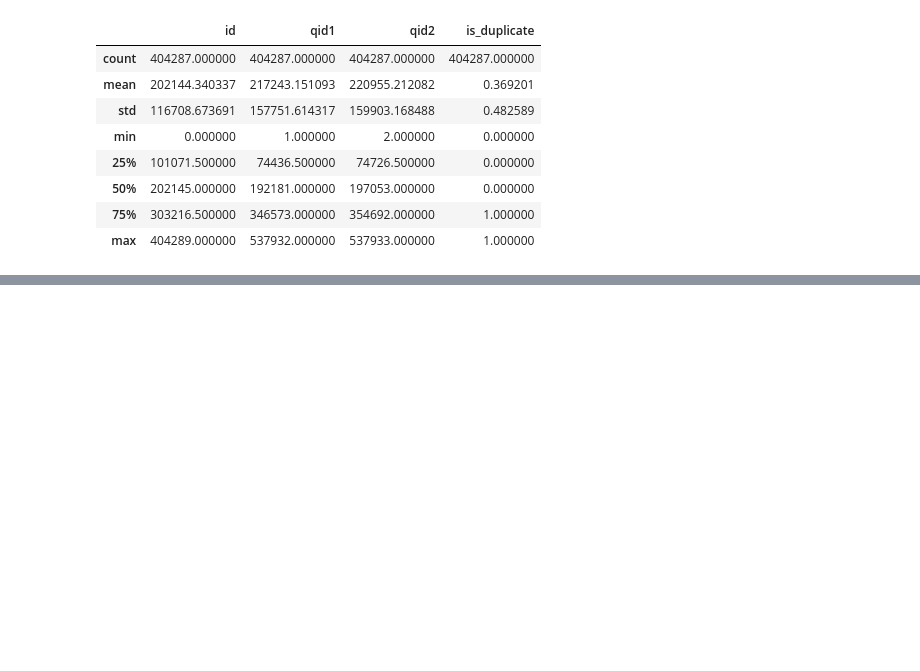
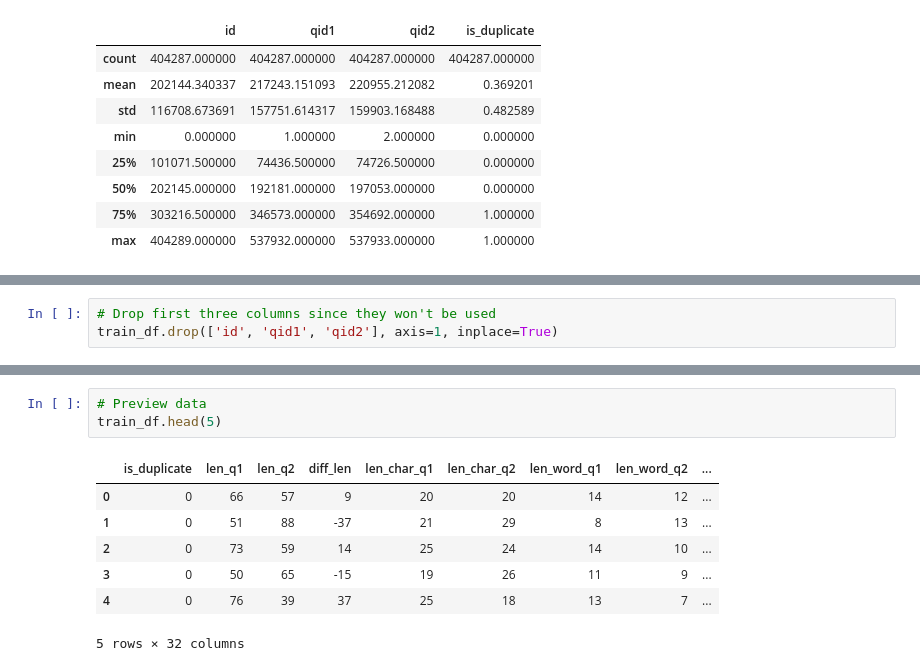
Before and after one commit to EricCanull/QuoraQuestionPairsCapstone, a Jupyter notebook: Quora.ipynb, the cells around one changed output, grey strips where cells are left out. Drawn from its saved outputs; the diff is of its cells as text; blank space fills up the shorter version.

```diff
--- a/Quora.ipynb
+++ b/Quora.ipynb
@@ -143,0 +308,3 @@ histogram(train_df, test_df)
+# %%
+# Drop first three columns since they won't be used
+train_df.drop(['id', 'qid1', 'qid2'], axis=1, inplace=True)
@@ -143,0 +385,11 @@ histogram(train_df, test_df)
+# %%
+# Preview data
+train_df.head(5)
+# %% [output]
+|  | is_duplicate | len_q1 | len_q2 | diff_len | len_char_q1 | len_char_q2 | len_word_q1 | len_word_q2 | ... |
+| 0 | 0 | 66 | 57 | 9 | 20 | 20 | 14 | 12 | ... |
+| 1 | 0 | 51 | 88 | -37 | 21 | 29 | 8 | 13 | ... |
+| 2 | 0 | 73 | 59 | 14 | 25 | 24 | 14 | 10 | ... |
+| 3 | 0 | 50 | 65 | -15 | 19 | 26 | 11 | 9 | ... |
+| 4 | 0 | 76 | 39 | 37 | 25 | 18 | 13 | 7 | ... |
+5 rows × 32 columns
```
Also changed, not shown: parts of 46 cells of this notebook, 5 other files.
